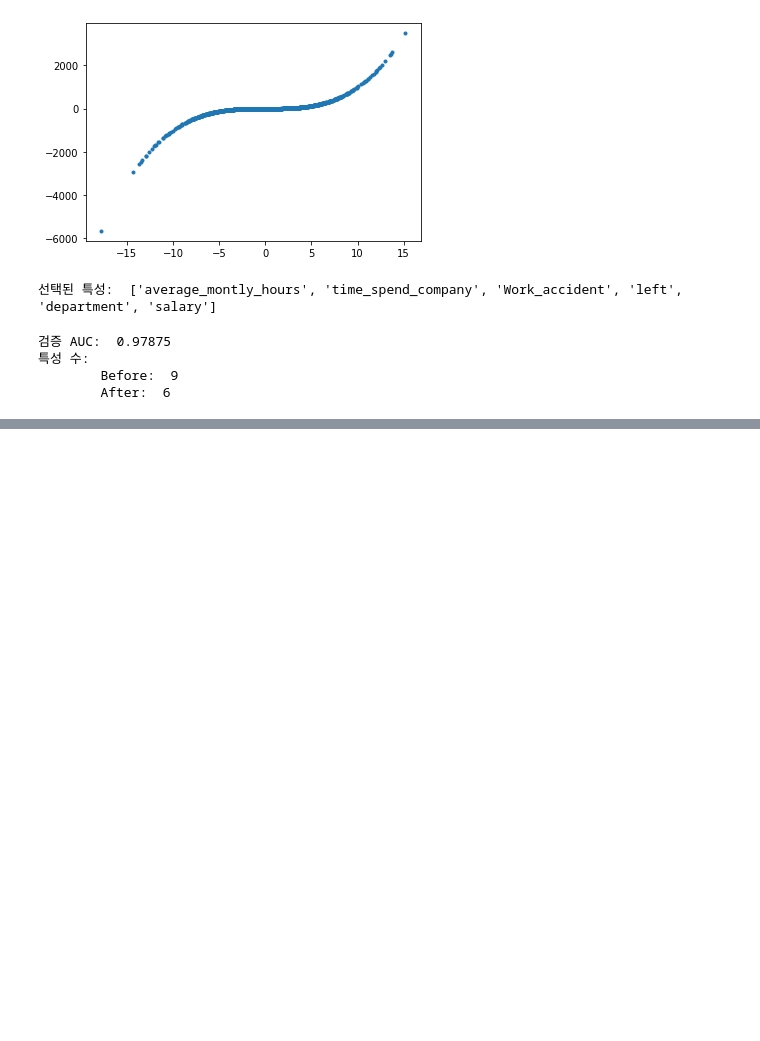
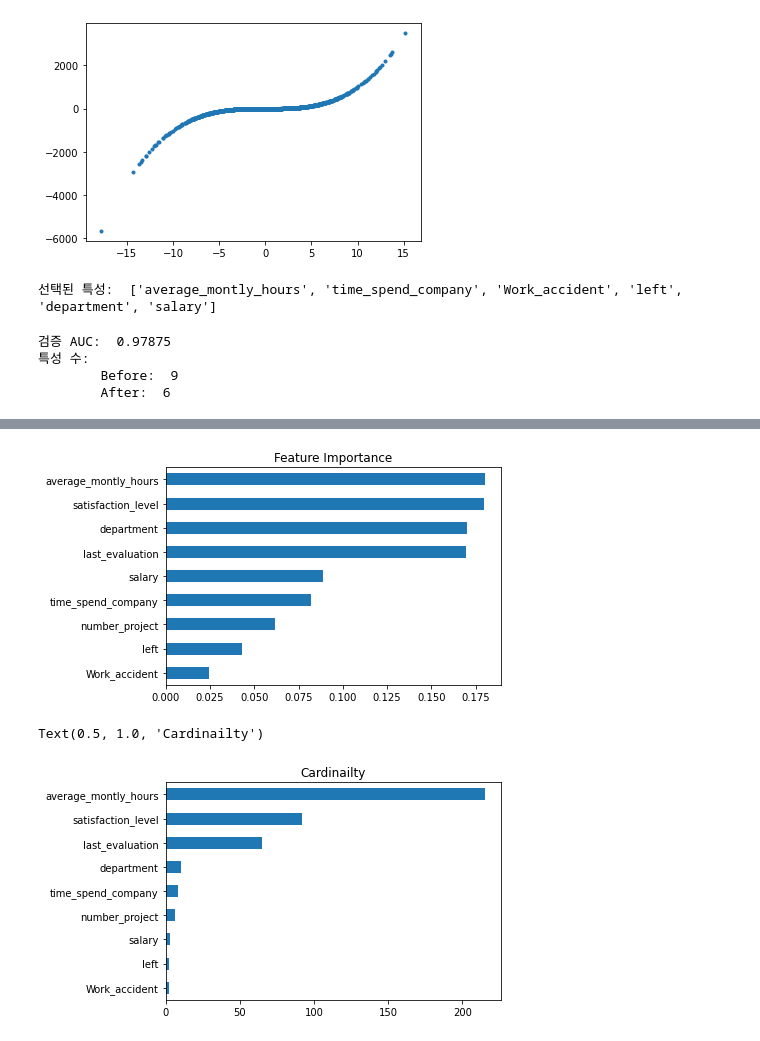
Before and after one commit to haylee94/Section-2_Project-, a Jupyter notebook: section2_project.ipynb, the cells around one changed output, grey strips where cells are left out. Cells and saved outputs as stored; diff of their text form; code cells hidden in the pictures; blank space fills up the shorter version.

```diff
--- a/section2_project.ipynb
+++ b/section2_project.ipynb
@@ -2270,0 +2374,17 @@ print("\tAfter: ", X_train_selected.shape[1])
+# %%
+# Feature Importance(Mean decrease impurity, MDI)
+
+# 특성 중요도
+rf = pipe.named_steps["randomforestclassifier"]
+importances = pd.Series(rf.feature_importances_, X_train.columns)
+
+importances.sort_values().plot.barh()
+plt.title("Feature Importance")
+plt.show()
+
+X_train.nunique().sort_values().plot.barh()
+plt.title("Cardinailty")
+# %% [output]
+[figure, added]
+Text(0.5, 1.0, 'Cardinailty')
+[figure, added]
```
Also changed, not shown: parts of 21 cells of this notebook.
